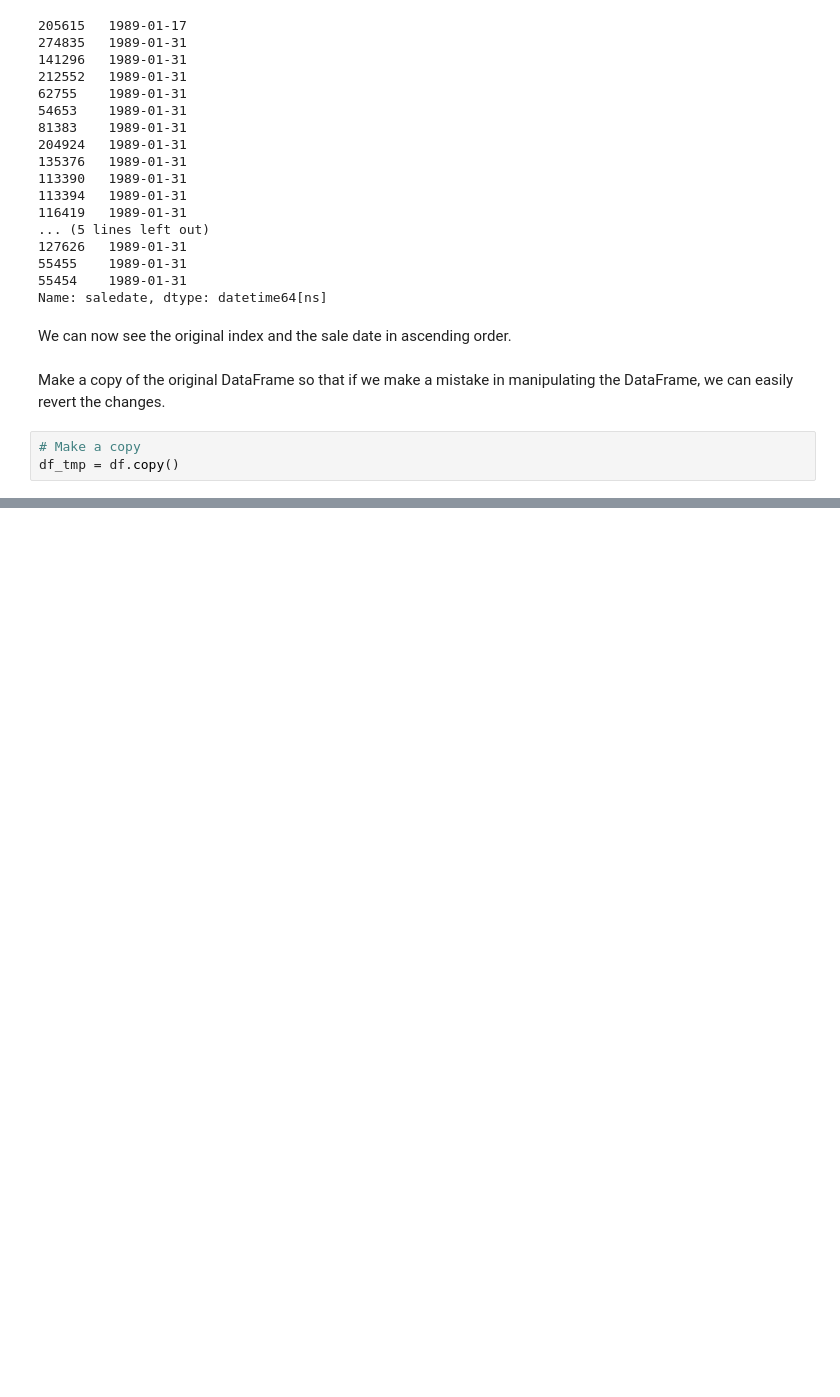
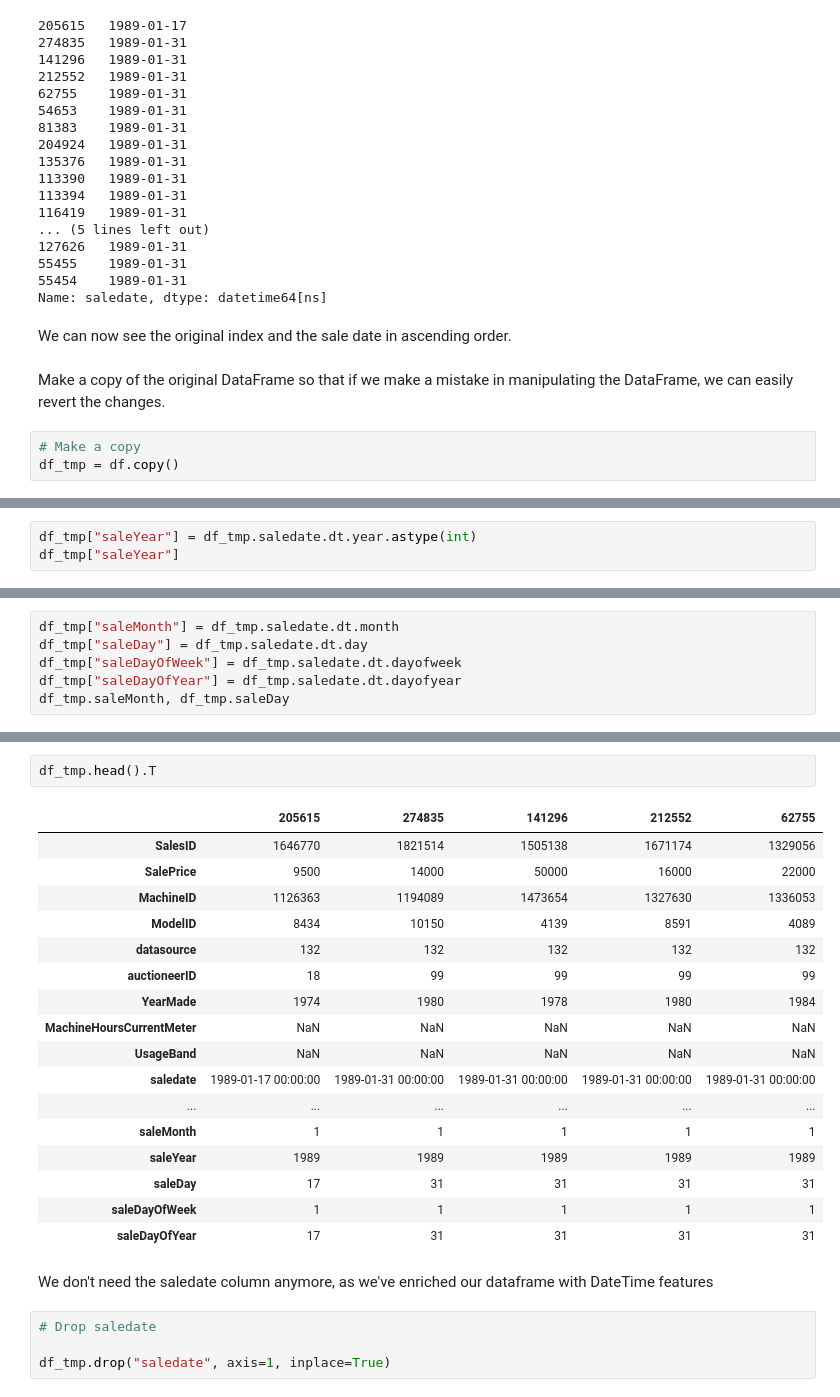
Before and after one commit to allen44/bluebook-for-bulldozers, a Jupyter notebook: price-regression.ipynb, the cells around one changed output, grey strips where cells are left out. Drawn from its saved outputs; the diff is of its cells as text; blank space fills up the shorter version.

```diff
--- a/price-regression.ipynb
+++ b/price-regression.ipynb
@@ -250,0 +253,3 @@ df_tmp = df.copy()
+# %%
+df_tmp["saleYear"] = df_tmp.saledate.dt.year.astype(int)
+df_tmp["saleYear"]
@@ -250,0 +269,6 @@ df_tmp = df.copy()
+# %%
+df_tmp["saleMonth"] = df_tmp.saledate.dt.month
+df_tmp["saleDay"] = df_tmp.saledate.dt.day
+df_tmp["saleDayOfWeek"] = df_tmp.saledate.dt.dayofweek
+df_tmp["saleDayOfYear"] = df_tmp.saledate.dt.dayofyear
+df_tmp.saleMonth, df_tmp.saleDay
@@ -250,0 +293,26 @@ df_tmp = df.copy()
+# %%
+df_tmp.head().T
+# %% [output]
+|  | 205615 | 274835 | 141296 | 212552 | 62755 |
+| SalesID | 1646770 | 1821514 | 1505138 | 1671174 | 1329056 |
+| SalePrice | 9500 | 14000 | 50000 | 16000 | 22000 |
+| MachineID | 1126363 | 1194089 | 1473654 | 1327630 | 1336053 |
+| ModelID | 8434 | 10150 | 4139 | 8591 | 4089 |
+| datasource | 132 | 132 | 132 | 132 | 132 |
+| auctioneerID | 18 | 99 | 99 | 99 | 99 |
+| YearMade | 1974 | 1980 | 1978 | 1980 | 1984 |
+| MachineHoursCurrentMeter | NaN | NaN | NaN | NaN | NaN |
+| UsageBand | NaN | NaN | NaN | NaN | NaN |
+| saledate | 1989-01-17 00:00:00 | 1989-01-31 00:00:00 | 1989-01-31 00:00:00 | 1989-01-31 00:00:00 | 1989-01-31 00:00:00 |
+| ... | ... | ... | ... | ... | ... |
+| saleMonth | 1 | 1 | 1 | 1 | 1 |
+| saleYear | 1989 | 1989 | 1989 | 1989 | 1989 |
+| saleDay | 17 | 31 | 31 | 31 | 31 |
+| saleDayOfWeek | 1 | 1 | 1 | 1 | 1 |
+| saleDayOfYear | 17 | 31 | 31 | 31 | 31 |
+# %% [markdown]
+We don't need the saledate column anymore, as we've enriched our dataframe with DateTime features
+# %%
+# Drop saledate
+
+df_tmp.drop("saledate", axis=1, inplace=True)
```
Also changed, not shown: parts of 36 cells of this notebook.
